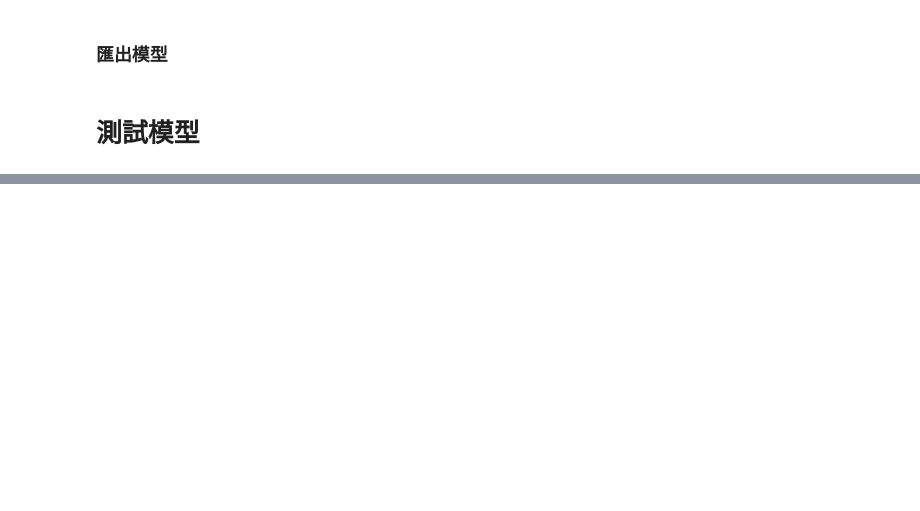
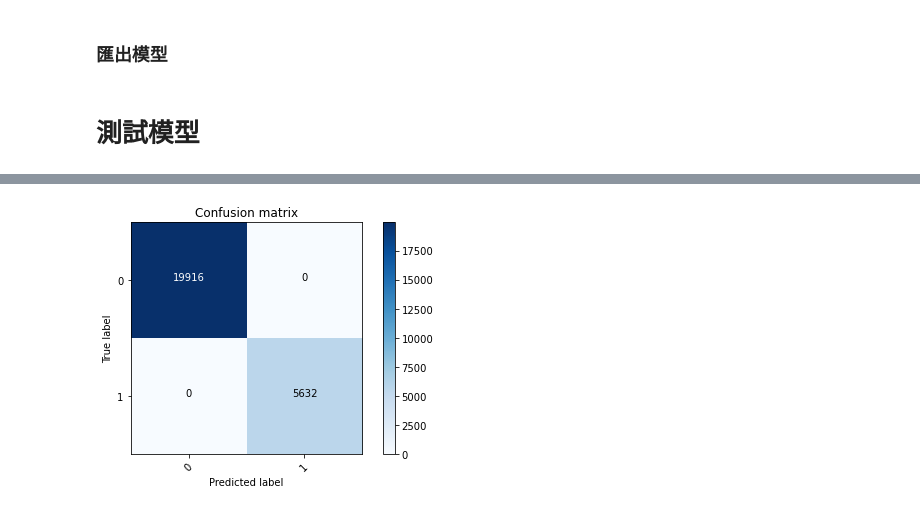
Before and after one commit to kkldream/Face-Recognition-OpenCV-Python, a Jupyter notebook: project2/train_dense_noDropout_1.ipynb, the cells around one changed output, grey strips where cells are left out. Saved outputs shown, nothing was run; the diff lists cells and outputs as text; code cells hidden in the pictures; blank space fills up the shorter version.

```diff
--- a/project2/train_dense_noDropout_1.ipynb
+++ b/project2/train_dense_noDropout_1.ipynb
@@ -395,0 +314,8 @@ for i in range(times):
+# %%
+best_model = load_model(os.path.join(save_models, model_dir, 'model.h5'))
+# %%
+predicted = best_model.predict(X_test)
+predicts_classes = predicted > 0.5
+utils.plot_confusion_matrix(Y_test, predicts_classes, 2)
+# %% [output]
+[figure, added]
```
Also changed, not shown: parts of 17 cells of this notebook, 7 other files.
